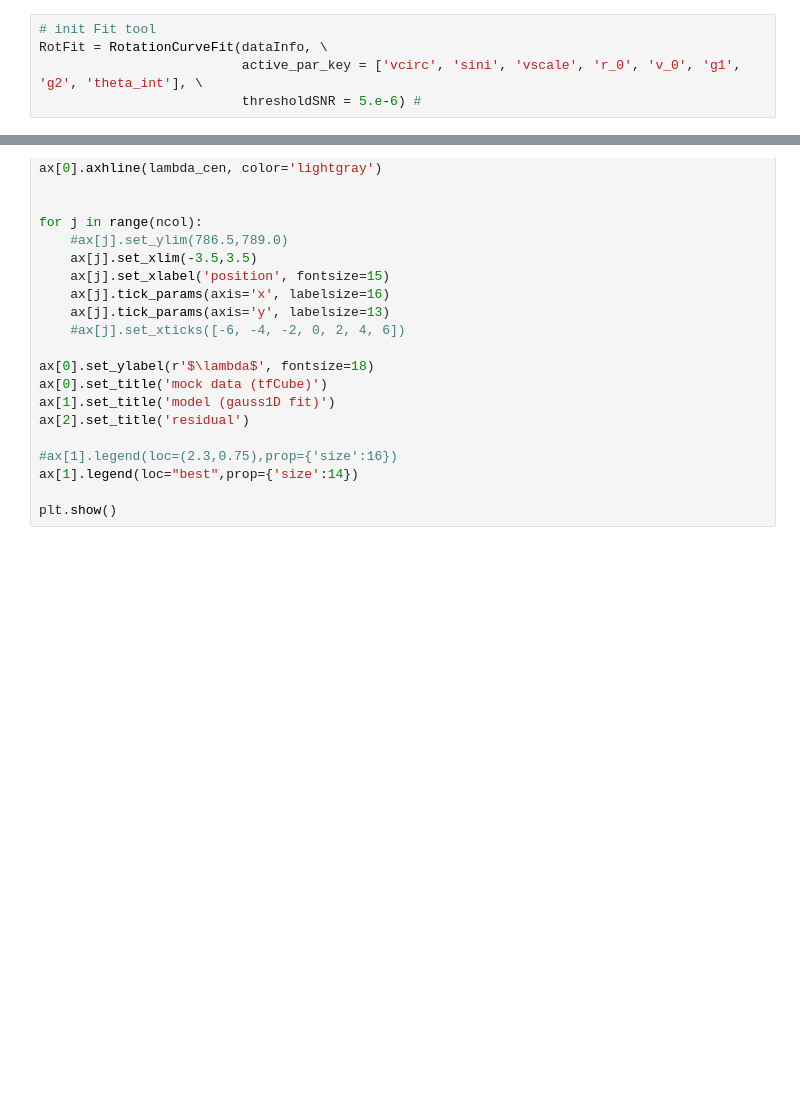
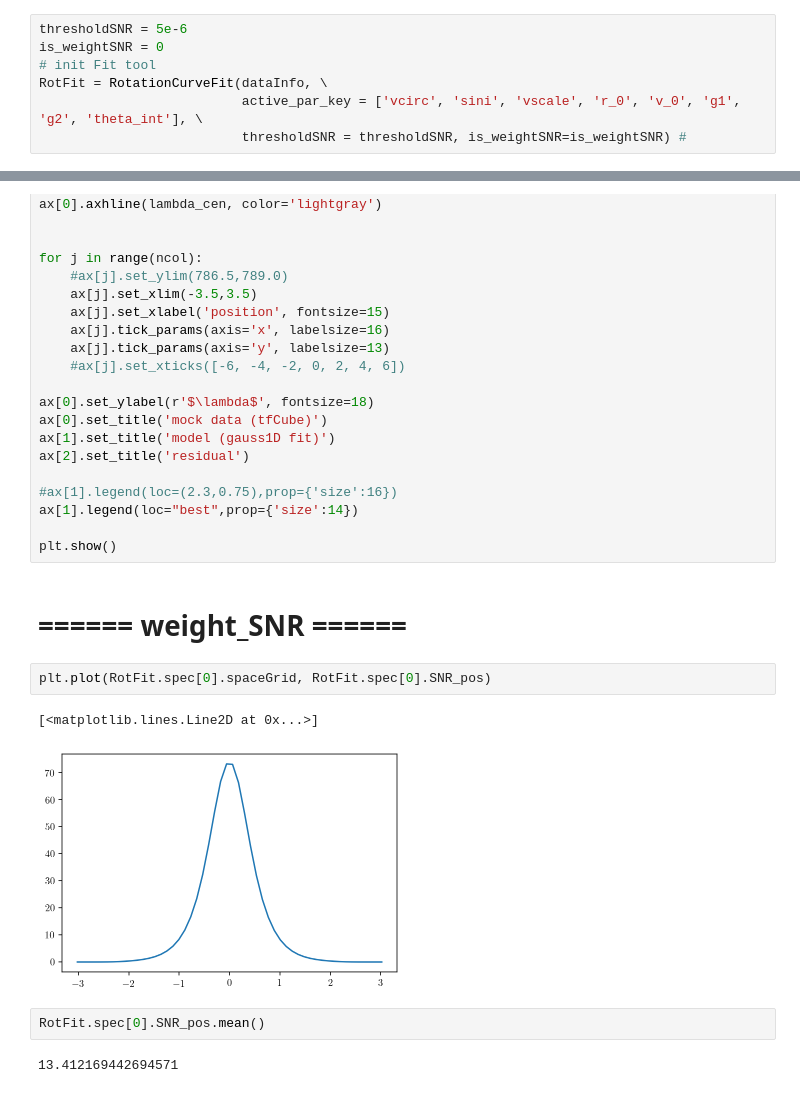
Before and after one commit to KinematicLensing/BinnedFit, a Jupyter notebook: notebook/[demo] RotationCurveFit.ipynb, the cells around one changed output, grey strips where cells are left out. Saved outputs shown, nothing was run; the diff lists cells and outputs as text; blank space fills up the shorter version.

```diff
--- a/notebook/[demo] RotationCurveFit.ipynb
+++ b/notebook/[demo] RotationCurveFit.ipynb
@@ -76,7 +76,9 @@ dataInfo = gen_mock_tfCube(pars, line_species, noise_mode=0)
 # %% [markdown]
 # 2D spec
 # %%
+thresholdSNR = 5e-6
+is_weightSNR = 0
 # init Fit tool
 RotFit = RotationCurveFit(dataInfo, \
                           active_par_key = ['vcirc', 'sini', 'vscale', 'r_0', 'v_0', 'g1', 'g2', 'theta_int'], \
-                          thresholdSNR = 5.e-6) #
+                          thresholdSNR = thresholdSNR, is_weightSNR=is_weightSNR) #
@@ -237,3 +272,14 @@ ax[2].set_title('residual')
 ax[1].legend(loc="best",prop={'size':14})
 
 plt.show()
+# %% [markdown]
+# ====== weight_SNR ======
+# %%
+plt.plot(RotFit.spec[0].spaceGrid, RotFit.spec[0].SNR_pos)
+# %% [output]
+[<matplotlib.lines.Line2D at 0x...>]
+[figure, added]
+# %%
+RotFit.spec[0].SNR_pos.mean()
+# %% [output]
+13.412169442694571
```
Also changed, not shown: parts of 13 cells of this notebook, 14 other files.
